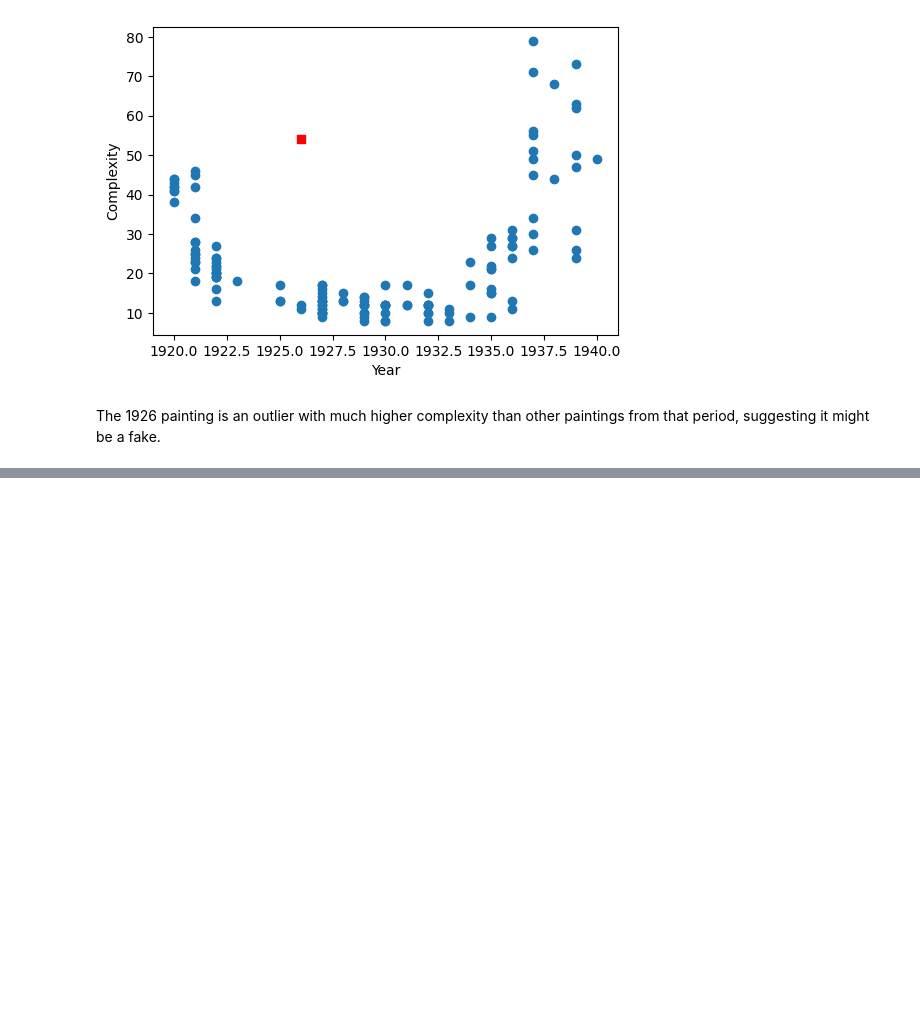
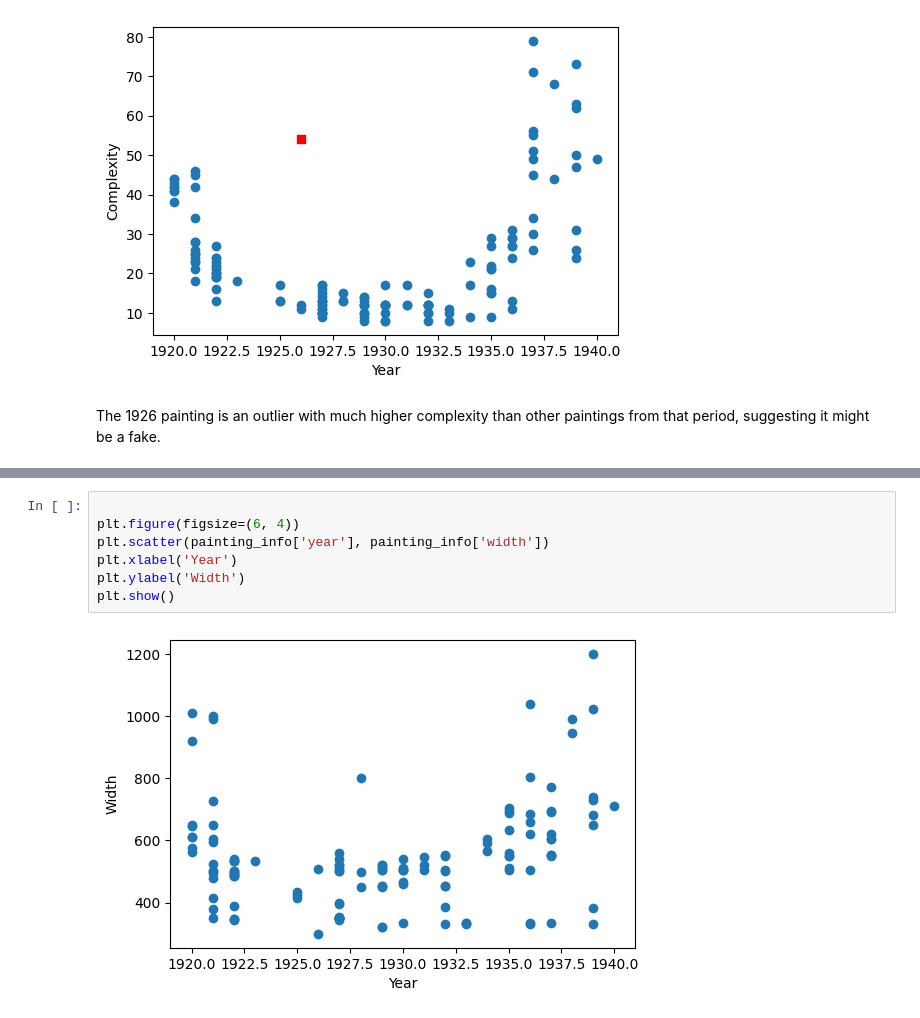
Before and after one commit to Gustavo-Michael/Mineria_178318, a Jupyter notebook: mondrian_art_project.ipynb, the cells around one changed output, grey strips where cells are left out. Saved outputs shown, nothing was run; the diff lists cells and outputs as text; blank space fills up the shorter version.

```diff
--- a/mondrian_art_project.ipynb
+++ b/mondrian_art_project.ipynb
@@ -379,0 +397,9 @@ The 1926 painting is an outlier with much higher complexity than other paintings
+# %%
+
+plt.figure(figsize=(6, 4))
+plt.scatter(painting_info['year'], painting_info['width'])
+plt.xlabel('Year')
+plt.ylabel('Width')
+plt.show()
+# %% [output]
+[figure, added]
```
Also changed, not shown: parts of 7 cells of this notebook.
